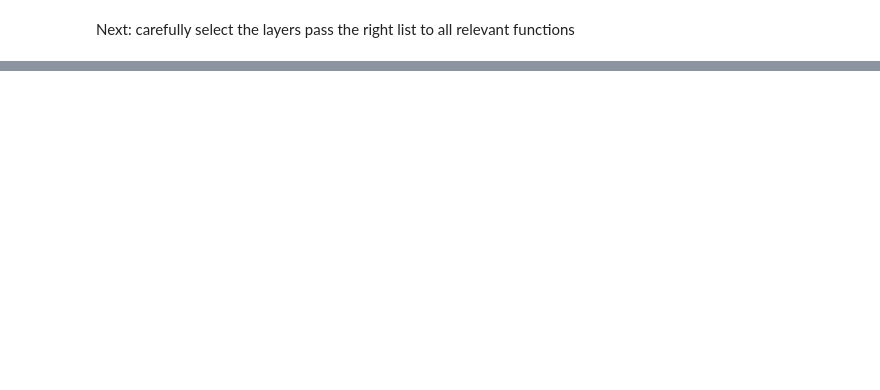
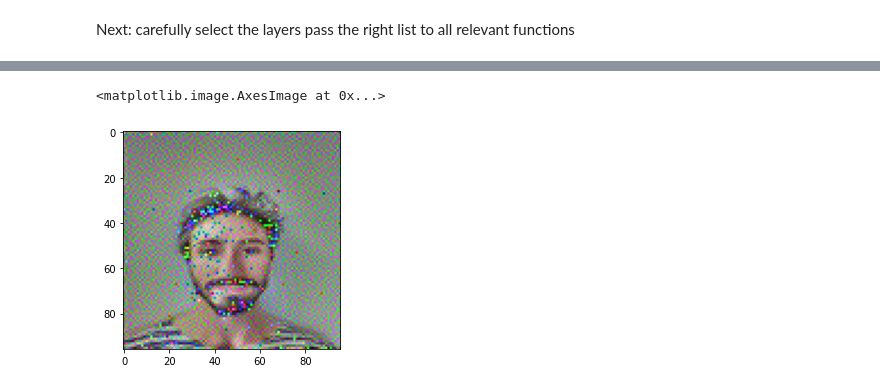
Before and after one commit to abauville/Neural_style_transfer, a Jupyter notebook: Blog03_Transfer.ipynb, the cells around one changed output, grey strips where cells are left out. Cells and saved outputs as stored; diff of their text form; code cells hidden in the pictures; blank space fills up the shorter version.

```diff
--- a/Blog03_Transfer.ipynb
+++ b/Blog03_Transfer.ipynb
@@ -600,0 +578,5 @@ Next: carefully select the layers pass the right list to all relevant functions
+# %%
+plt.imshow(img_gen.postprocess())
+# %% [output]
+<matplotlib.image.AxesImage at 0x...>
+[figure, added]
```
Also changed, not shown: parts of 8 cells of this notebook, 1 other file.
